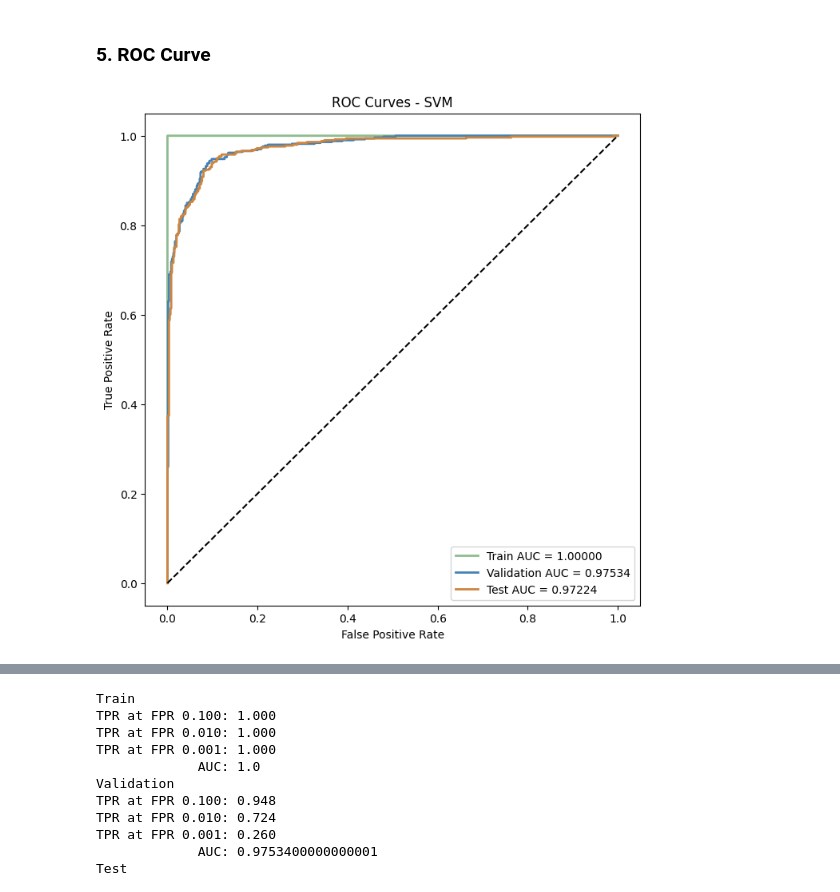
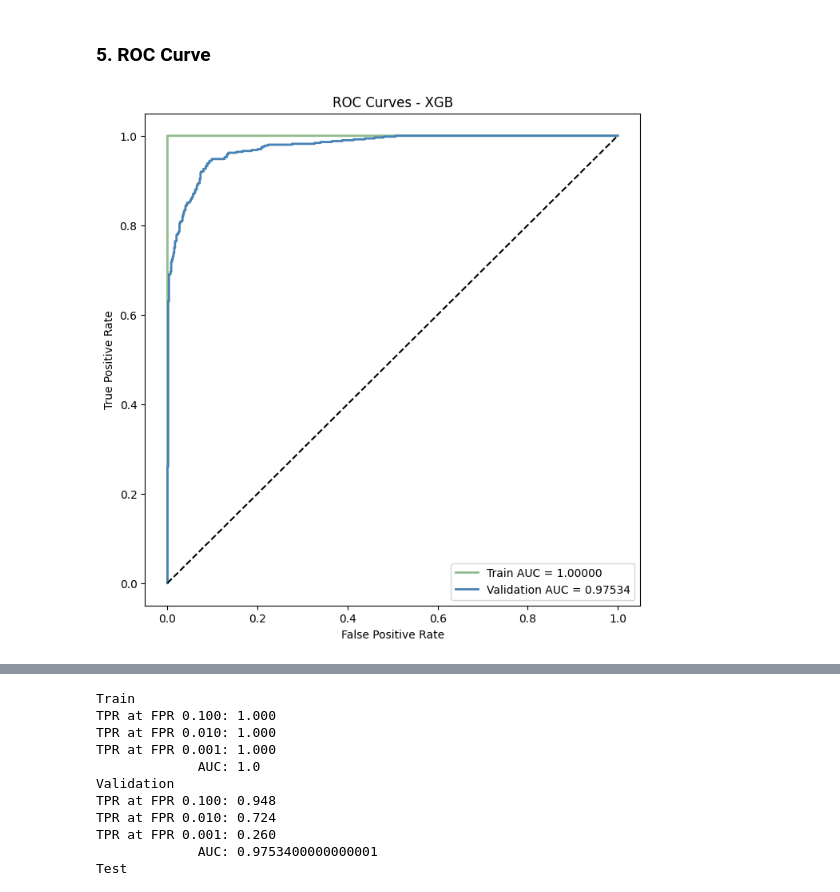
Before and after one commit to AndreChristianto/Signature-Recognition-V3, a Jupyter notebook: Bengali-VGG16 copy/07_vgg16_diff_vect_xgb.ipynb, the cells around one changed output, grey strips where cells are left out. Saved outputs shown, nothing was run; the diff lists cells and outputs as text; code cells hidden in the pictures.

Commit message:
bengali vgg16 roc curve split

```diff
--- a/Bengali-VGG16 copy/07_vgg16_diff_vect_xgb.ipynb
+++ b/Bengali-VGG16 copy/07_vgg16_diff_vect_xgb.ipynb
@@ -188,29 +188,29 @@ import matplotlib.pyplot as plt
 # %%
 # Predict decision values for each class
 y_train_score = best_model.predict_proba(train_difference_array)[:, 1]
 y_test_score = best_model.predict_proba(test_difference_array)[:, 1]
 y_val_score = best_model.predict_proba(validation_difference_array)[:, 1]
 
 # Compute ROC curve and AUC for each set
 fpr_train, tpr_train, thresholds_train = roc_curve(train_labels, y_train_score, drop_intermediate=False)
 roc_auc_train = auc(fpr_train, tpr_train)
 fpr_test, tpr_test, thresholds_test = roc_curve(test_labels, y_test_score, drop_intermediate=False)
 roc_auc_test = auc(fpr_test, tpr_test)
 fpr_val, tpr_val, thresholds_val = roc_curve(validation_labels, y_val_score, drop_intermediate=False)
 roc_auc_val = auc(fpr_val, tpr_val)
 
 # Plot ROC curve
 plt.figure(figsize=(8, 8))
 
 plt.plot(fpr_train, tpr_train, color='darkseagreen', lw=2, label=f'Train AUC = {roc_auc_train:.5f}')
 plt.plot(fpr_val, tpr_val, color='steelblue', lw=2, label=f'Validation AUC = {roc_auc_val:.5f}')
-plt.plot(fpr_test, tpr_test, color='peru', lw=2, label=f'Test AUC = {roc_auc_test:.5f}')
+# plt.plot(fpr_test, tpr_test, color='peru', lw=2, label=f'Test AUC = {roc_auc_test:.5f}')
 
 plt.plot([0, 1], [0, 1], 'k--')
 plt.xlabel('False Positive Rate')
 plt.ylabel('True Positive Rate')
-plt.title('ROC Curves - SVM')
+plt.title('ROC Curves - XGB')
 plt.legend()
 plt.show()
 # %% [output]
-[figure, old version]
+[figure, new version]
```
Also changed, not shown: parts of 3 cells of this notebook, 6 other files.
